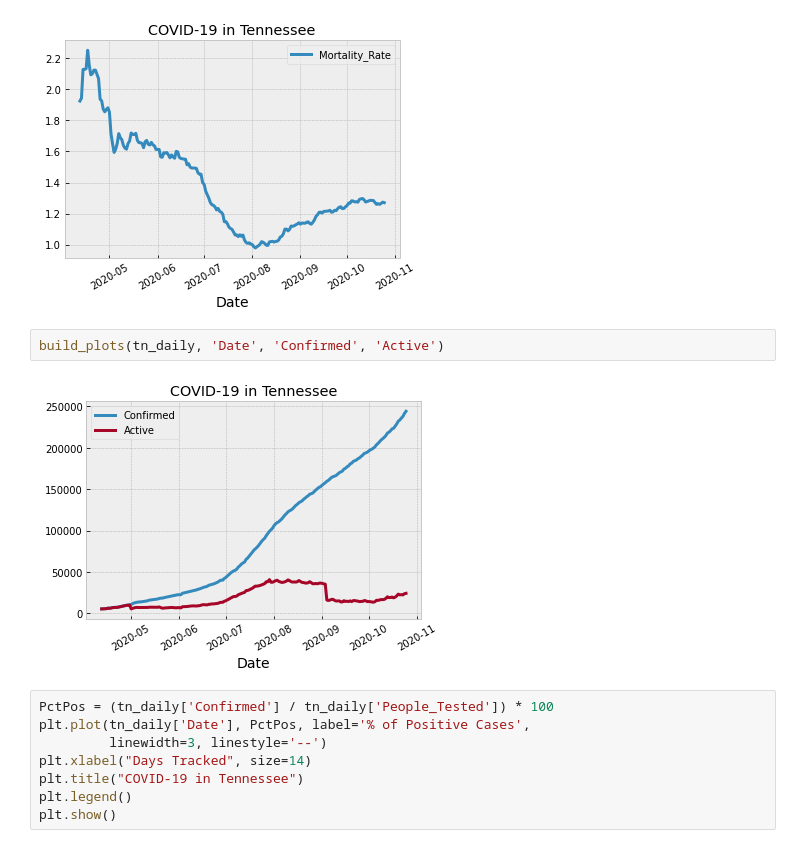
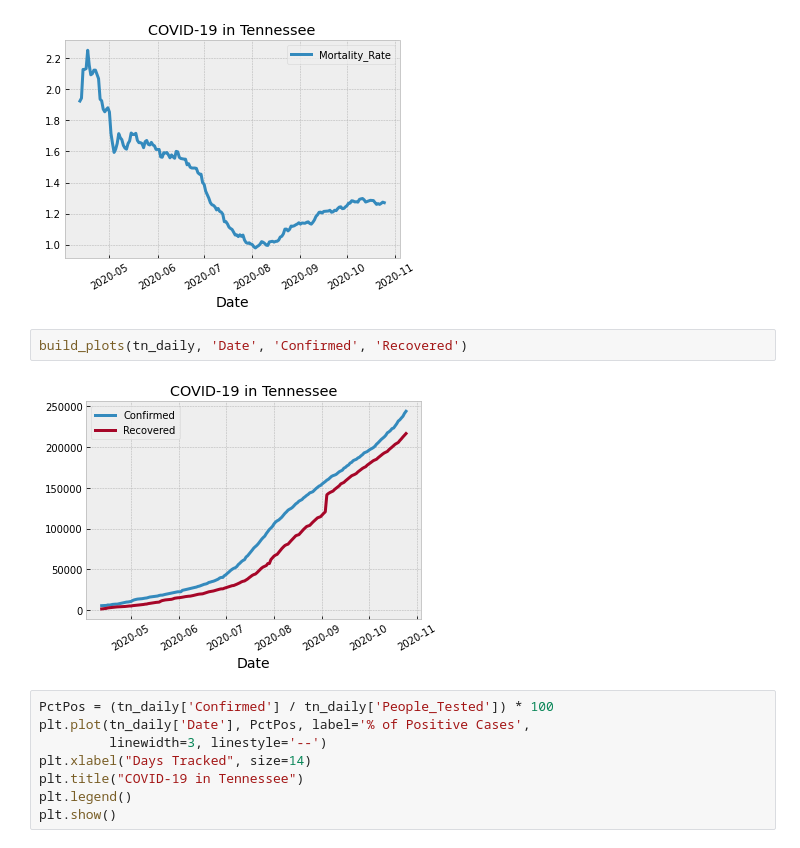
Before and after one commit to calvinsmith625/COVID-19_Tennessee, a Jupyter notebook: tracking_covid.ipynb, the cells around one changed output. Saved outputs shown, nothing was run; the diff lists cells and outputs as text.

```diff
--- a/tracking_covid.ipynb
+++ b/tracking_covid.ipynb
@@ -160,9 +160,9 @@ build_plots(tn_daily, 'Date', 'Mortality_Rate')
 # %% [output]
 [figure]
 # %%
-build_plots(tn_daily, 'Date', 'Confirmed', 'Active')
+build_plots(tn_daily, 'Date', 'Confirmed', 'Recovered')
 # %% [output]
-[figure, old version]
+[figure, new version]
 # %%
 PctPos = (tn_daily['Confirmed'] / tn_daily['People_Tested']) * 100
 plt.plot(tn_daily['Date'], PctPos, label='% of Positive Cases',
```
Also changed, not shown: parts of 3 cells of this notebook.
